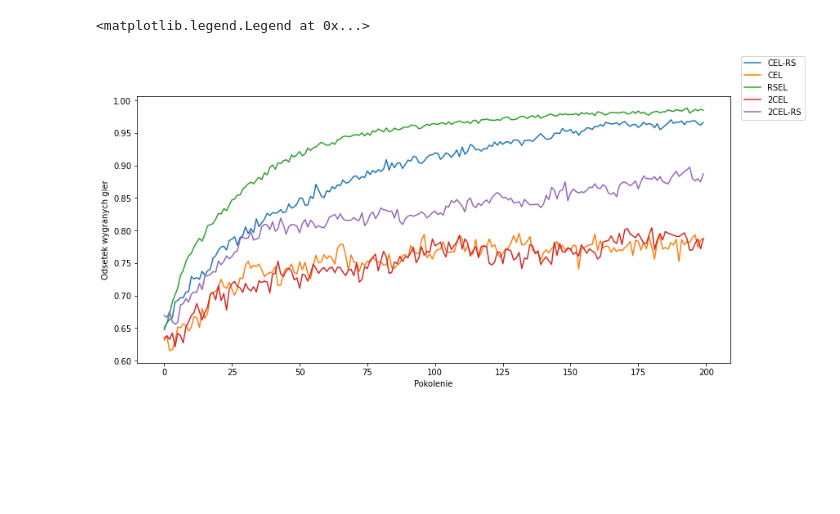
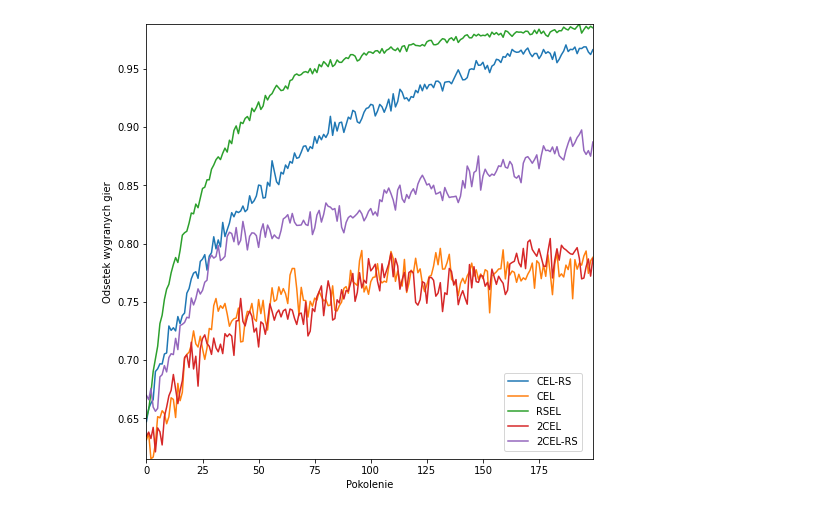
Before and after one commit to mumot1999/inf5, a Jupyter notebook: kck/lab1/lab1.ipynb, the cells around one changed output. Saved outputs shown, nothing was run; the diff lists cells and outputs as text; code cells hidden in the pictures; blank space fills up the shorter version.

Commit message:
delete margins, render plot to pdf, move legend

```diff
--- a/kck/lab1/lab1.ipynb
+++ b/kck/lab1/lab1.ipynb
@@ -8,7 +8,7 @@ import numpy as np
 # %%
 import matplotlib as mpl
 
-mpl.rcParams['figure.figsize'] = (13,6)
+mpl.rcParams['figure.figsize'] = (8, 8)
 # %%
 class File:
     def __init__(self, file_name, name):
@@ -27,11 +27,12 @@ data = (
 # %%
 for datum in data:
     to_plot = datum.data.filter(regex=("run\-.*")).mean(axis=1)
     plt.plot(to_plot.index, to_plot.values, label=datum.name)
 
 plt.xlabel("Pokolenie")
 plt.ylabel("Odsetek wygranych gier")
-plt.figlegend()
+plt.margins(0)
+plt.figlegend(loc='lower right', bbox_to_anchor=(0.89, 0.13))
+plt.savefig('zad1.pdf', dpi=1)
 # %% [output]
-<matplotlib.legend.Legend at 0x...>
-[figure, old version]
+[figure, new version]
```
